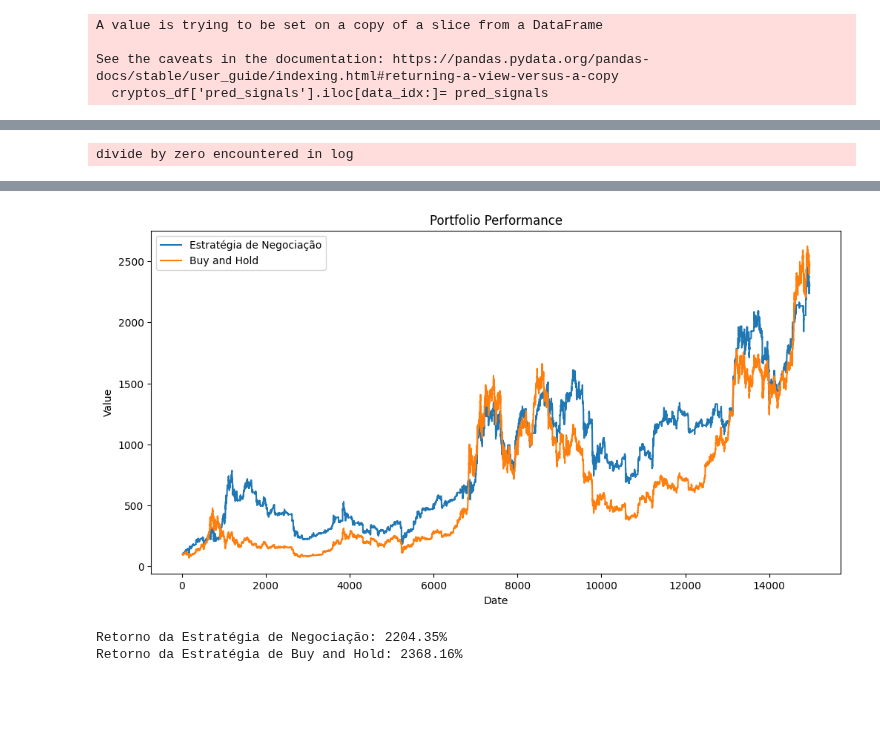
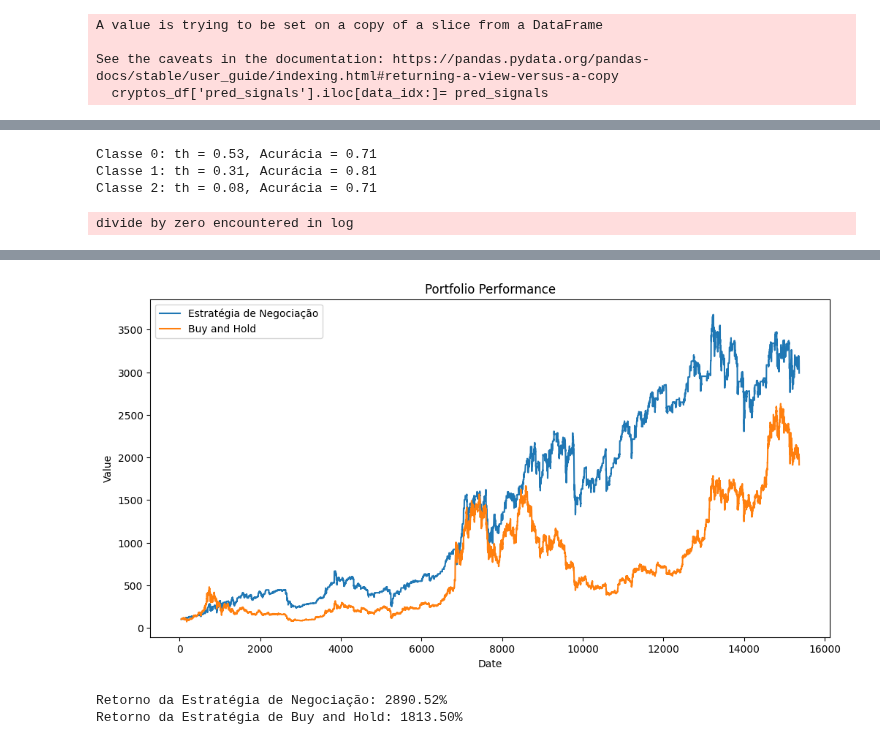
Before and after one commit to brunoodutra/Time_Series_Forecast, a Jupyter notebook: acoes/backtesting.ipynb, the cells around one changed output, grey strips where cells are left out. Drawn from its saved outputs; the diff is of its cells as text; code cells hidden in the pictures; blank space fills up the shorter version.

```diff
--- a/acoes/backtesting.ipynb
+++ b/acoes/backtesting.ipynb
@@ -173,7 +234,15 @@ data_idx= -x_data_inference.shape[0]
 input_data = cryptos_df['Close'].iloc[data_idx:].values
 inference_date = cryptos_df['Date'].iloc[data_idx:]
 
-pred_signals=[trade[label] for label in np.argmax(label_pred[:],axis=1)]
+TH = [0.5, 0.8, 0.]
+
+trade_predictions = np.array([
+    np.argmax(prediction) if np.max(prediction) > TH[np.argmax(prediction)] else 0
+    for prediction in label_pred
+])
+
+pred_signals=[trade[label] for label in trade_predictions]
+#pred_signals=[trade[label] for label in np.argmax(label_pred[:],axis=1)]
 pred_signals=pred_signals[data_idx:]
 
 cryptos_df['pred_signals']=['Hold']*len(cryptos_df)
@@ -187,10 +256,9 @@ See the caveats in the documentation: https://pandas.pydata.org/pandas-docs/stab
 #cryptos_df['label_data'] = ['Hold']*len(cryptos_df)
 # %%
 # Dados de exemplo
-close_price_list = cryptos_df['Close'].values
-
+#close_price_list = cryptos_df['Close'].values
 #labels = labelling_method(close_price_list, 60)
-label_data = dataGen_inference.label_data(close_prices=cryptos_df['Close'], window= 6)
+label_data = dataGen_inference.label_data(close_prices=cryptos_df['Close'], window= 17)
 
 labels=[("BUY" if np.allclose(label, [0, 1, 0]) else "SELL" if np.allclose(label, [0, 0, 1]) else "HOLD")
         for label in label_data]# Realizar o backtest
@@ -277,3 +386,26 @@ Predicted  (array(['Buy', 'Hold', 'Sell'], dtype=object), array([  746, 11094,
+# %%
+import numpy as np
+from sklearn.metrics import roc_curve, auc
+from sklearn.metrics import accuracy_score
+
+# Calcule a curva ROC para cada classe
+for i in range(label_pred.shape[1]):
+    fpr, tpr, thresholds = roc_curve(label_data[40:, i], label_pred[:, i])
+    roc_auc = auc(fpr, tpr)
+
+    # Encontre o valor de threshold que maximize a área sob a curva ROC
+    idx = np.argmax(tpr - fpr)
+    th = thresholds[idx]
+
+    # Avalie o desempenho do modelo com o valor de threshold encontrado
+    y_pred = (label_pred[:, i] >= th).astype(int)
+    accuracy = accuracy_score(label_data[40:, i], y_pred)
+
+    print(f'Classe {i}: th = {th:.2f}, Acurácia = {accuracy:.2f}')
+# %% [output]
+Classe 0: th = 0.53, Acurácia = 0.71
+Classe 1: th = 0.31, Acurácia = 0.81
+Classe 2: th = 0.08, Acurácia = 0.71
 # %%
 # Classe para gerenciar o backtesting
 import matplotlib.pyplot as plt
@@ -379,7 +511,16 @@ else:
     model_name=f'CNN_MultiHead_{datatype}'
     label_pred = trained_best_models[model_name].predict(x_data)
 
-    signals = [trade[label] for label in np.argmax(label_pred[:], axis=1)]
+    #signals = [trade[label] for label in np.argmax(label_pred[:], axis=1)]
+    #TH = [0.5, 0.7, 0.55]
+    TH = [0.5, 0.75, 0.65]
+    #TH = [0.5, 0.4, 0.40]
+    signals = np.array([
+        trade[np.argmax(prediction)] if np.max(prediction) > TH[np.argmax(prediction)] else trade[0]
+        for prediction in label_pred
+    ])
+
+
     print(np.unique(signals, return_counts=True))
     trade_signals=generate_signals(signals)
 
@@ -420,3 +561,3 @@ divide by zero encountered in log
-[figure, old version]
+[figure, new version]
-Retorno da Estratégia de Negociação: 2204.35%
-Retorno da Estratégia de Buy and Hold: 2368.16%
+Retorno da Estratégia de Negociação: 2890.52%
+Retorno da Estratégia de Buy and Hold: 1813.50%
```
Also changed, not shown: parts of 29 cells of this notebook.
